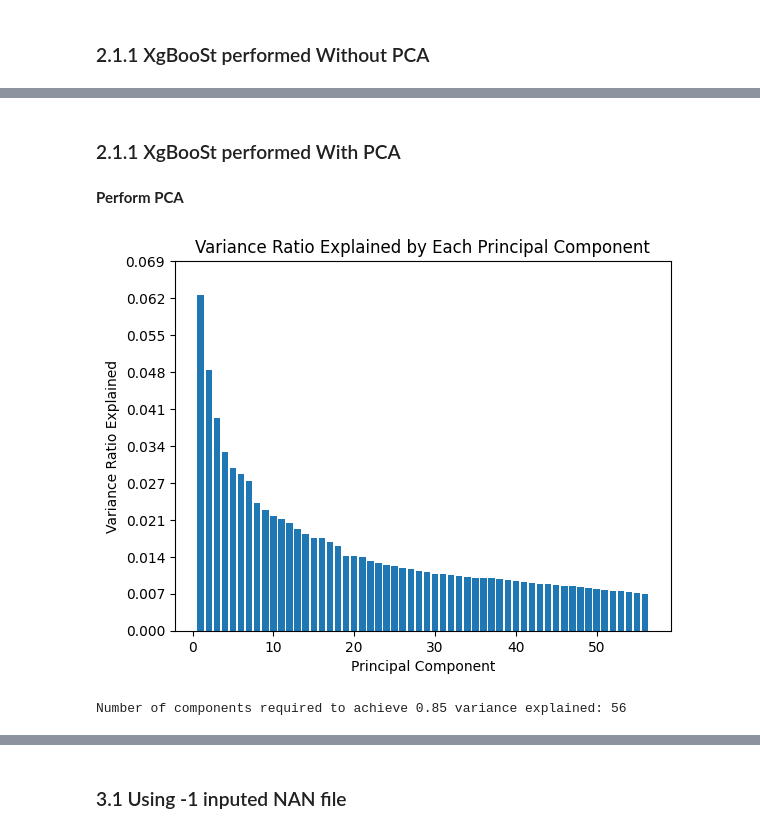
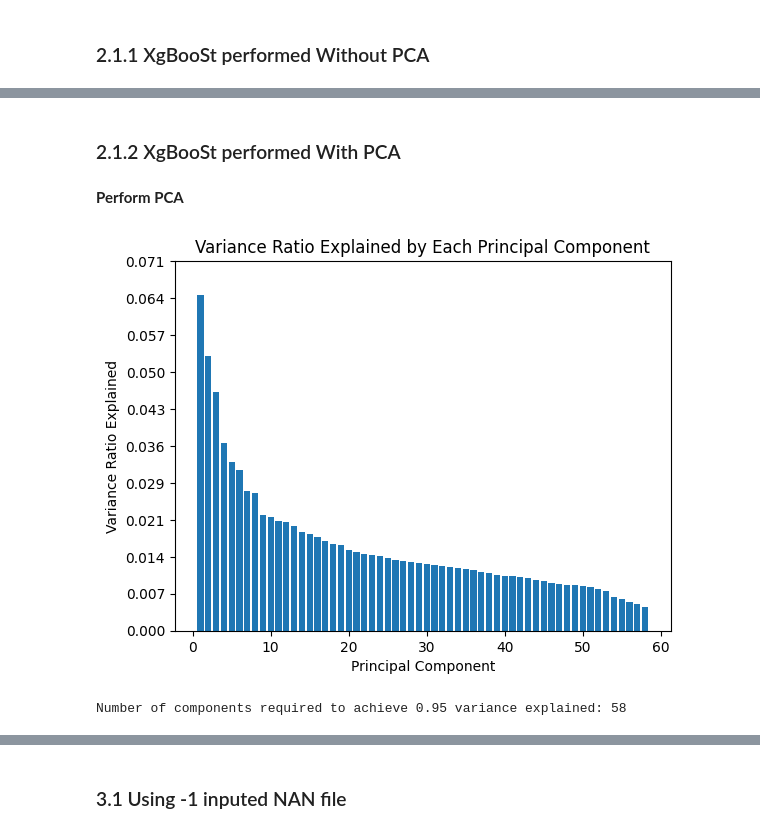
Before and after one commit to estherguiuhernandez/UCI_prediction_final_project, a Jupyter notebook: XgBoost.ipynb, the cells around one changed output, grey strips where cells are left out. Drawn from its saved outputs; the diff is of its cells as text; code cells hidden in the pictures.

```diff
--- a/XgBoost.ipynb
+++ b/XgBoost.ipynb
@@ -26,5 +29,6 @@ from sklearn.metrics import confusion_matrix
 # %%
 SEED = 123
+RANDOM_STATE = 42
 def seed_everything(seed=SEED):
     """
     Set the random seed for Python, NumPy, and random module.
@@ -224,10 +431,8 @@ knn_df[categorical_features] = knn_df[categorical_features].astype("category")
 - Drop "Length_of_stay" and use "RecordID"  as index
 # %%
 # Extract features and target variable
-X = knn_df.drop(columns=['In-hospital_death', 'Length_of_stay'])  # Drop the target variable and 'Length_of_stay' column
+X = knn_df.drop(columns=['In-hospital_death', 'Length_of_stay', 'RecordID'])  # Drop the target variable and 'Length_of_stay' column
 y = knn_df['In-hospital_death']
-# Set 'RecordID' as the index
-X.set_index('RecordID', inplace=True)
 
 # Split the data into train and test sets
 X_train, X_test, y_train, y_test = \
@@ -235,7 +440,7 @@ X_train, X_test, y_train, y_test = \
         X,
         y,
         test_size= test_size,
-        random_state = SEED
+        random_state = RANDOM_STATE
     )
 
 # Print the shapes of the resulting datasets
@@ -261,16 +457,0 @@ When Precision is Important: average_precision_score considers both precision an
-# %%
-# Create XGBClassifier instance n_jobs =1 use all available resources
-xgb_classifier  = xgb.XGBClassifier(n_jobs=-1, enable_categorical=True,
-                                   objective = "binary:logistic",
-                                   eval_metric = "aucpr",
-                                   early_stopping_rounds=40,
-                                   n_estimators = 1000,
-                                    **params_for_boosting_rounds)
-
-
-# Train with early stopping
-xgb_classifier.fit(X_train, y_train, eval_set=[(X_test, y_test)], verbose=True)
-# Get the optimal number of boosting rounds
-optimal_boosting_rounds = xgb_classifier.best_iteration
-print("Optimal number of boosting rounds:", optimal_boosting_rounds)
-#optimal boosting rounds is 84
@@ -368,4 +495,4 @@ weighted avg       0.87      0.82      0.84      1600
 # %% [markdown]
-### 2.1.1 XgBooSt performed With PCA
+### 2.1.2 XgBooSt performed With PCA
 # %% [markdown]
 <b> Perform PCA </b>
@@ -376,6 +499,6 @@ X_test_encoded = one_hot_encode_categorical(X_test, categorical_features)
 # %%
-X_train_PCA, X_test_PCA, pca, explained_variance_ratio = perform_pca (X_train_encoded, X_test_encoded, 0.85)
+X_train_PCA, X_test_PCA, pca, explained_variance_ratio = perform_pca (X_train, X_test, categorical_features, 0.95)
 # %% [output]
-[figure, old version]
+[figure, new version]
-Number of components required to achieve 0.85 variance explained: 56
+Number of components required to achieve 0.95 variance explained: 58
 # %%
```
Also changed, not shown: parts of 64 cells of this notebook, 1 other file.
